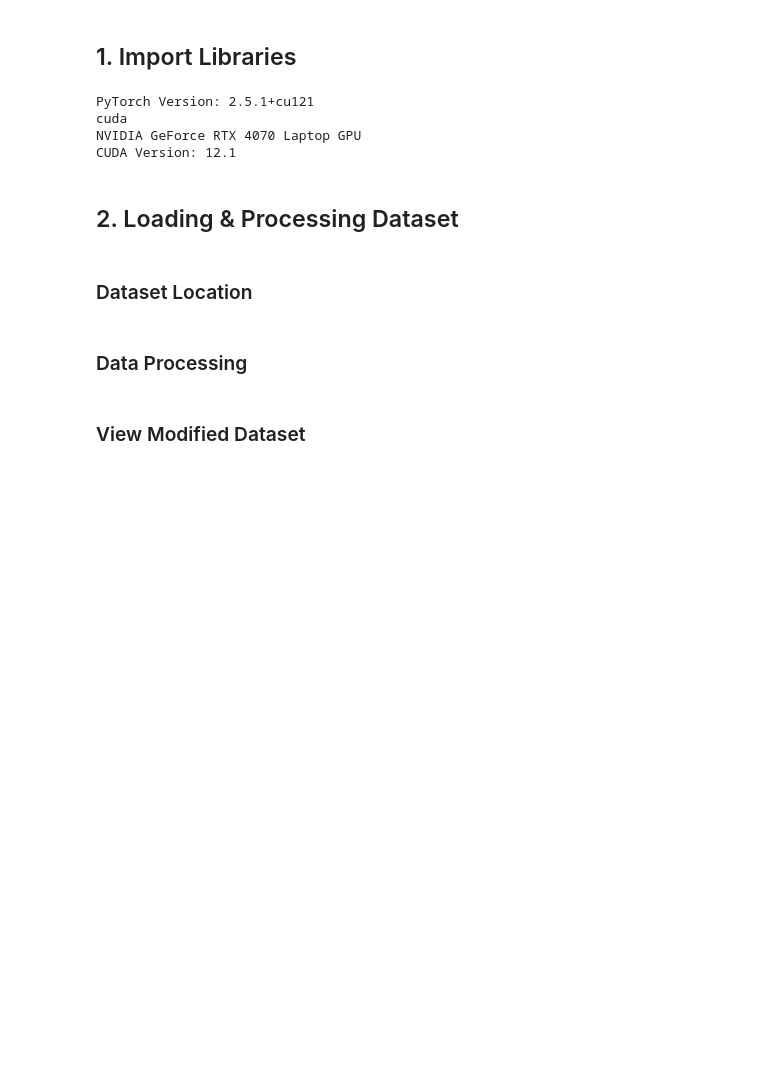
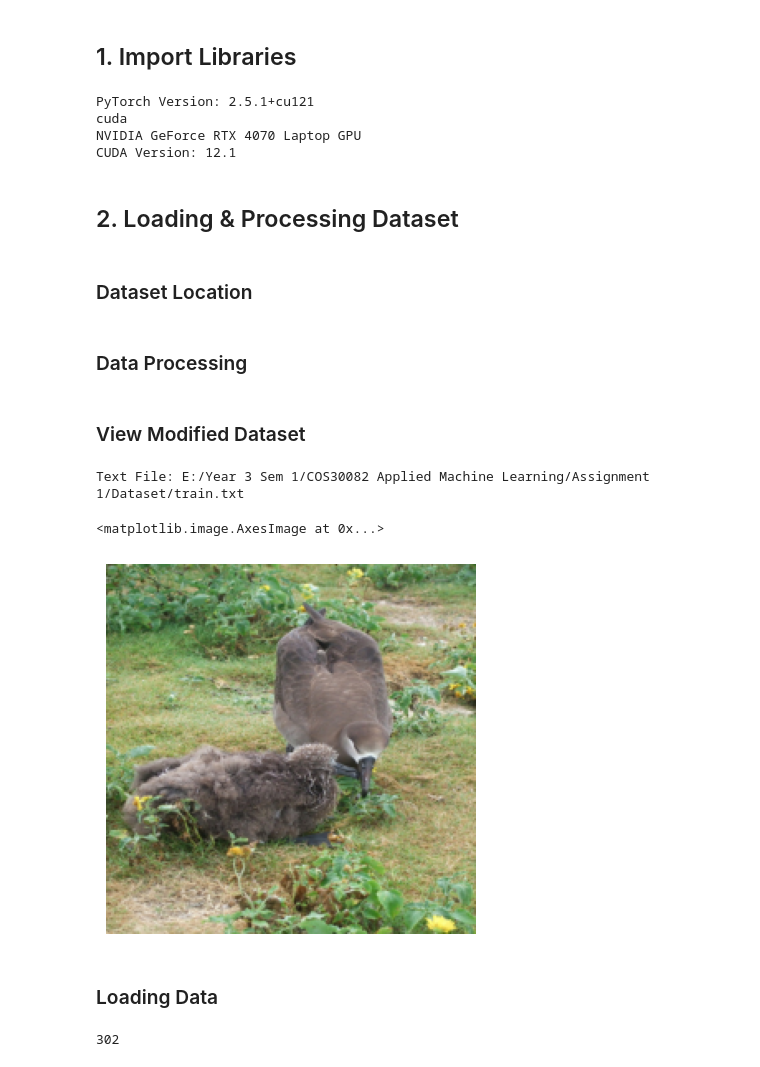
Before and after one commit to Benji1928/Bird-Classification-ML, a Jupyter notebook: Assignment 1.ipynb, the cells around one changed output. Cells and saved outputs as stored; diff of their text form; code cells hidden in the pictures; blank space fills up the shorter version.

```diff
--- a/Assignment 1.ipynb
+++ b/Assignment 1.ipynb
@@ -35,7 +36,7 @@ CUDA Version: 12.1
 # %% [markdown]
 ### Dataset Location
 # %%
-dataset_root_dir = 'E:/Year 3 Sem 1/COS30082 Applied Machine Learning/Assignment 1/'
+dataset_root_dir = 'E:/Year 3 Sem 1/COS30082 Applied Machine Learning/Assignment 1/Dataset/'
 # %% [markdown]
 ### Data Processing
 # %%
@@ -120,3 +126,43 @@ class BirdDataset(td.Dataset): #td.Dataset is a class from td (torch.utils.data)
     # Max + 1 because the index starts from 0 (To Compensate).
 # %% [markdown]
 ### View Modified Dataset
+# %%
+def show_img(image, ax=plt):
+    # ax = axies object, plot area. ax=plt means default value for ax parameter
+
+    image = image.to('cpu').numpy()
+    # moves the tensor to the CPU because Matplotlib can only work with NumPy arrays that are on the CPU, not PyTorch tensors on the GPU.
+
+    image = np.moveaxis(image, [0,1,2], [2,0,1])
+    # Matplotlib expects different axes (H,W,C) compared to PyTorch (C,W,H)
+
+    image = (image + 1) / 2
+    # Unnormalize image
+
+    image[image < 0] = 0
+    image[image > 1] = 1
+
+    i = ax.imshow(image)
+    # matplotlib function that displays image
+
+    ax.axis("off")
+
+    return i
+# %%
+# Get sample from Training Set
+
+# Create instance of dataset class (BirdDataset)
+train_set = BirdDataset(dataset_root_dir)
+x = train_set[10]
+# %% [output]
+Text File: E:/Year 3 Sem 1/COS30082 Applied Machine Learning/Assignment 1/Dataset/train.txt
+# %%
+# Create Figure
+plt.figure()
+show_img(x[0])
+# x is from the sample, and 0 is the index for image array x
+# %% [output]
+<matplotlib.image.AxesImage at 0x...>
+[figure, added]
+# %% [markdown]
+### Loading Data
@@ -122,0 +175,5 @@ class BirdDataset(td.Dataset): #td.Dataset is a class from td (torch.utils.data)
+# %%
+# How many mini-batches there are.
+len(train_loader)
+# %% [output]
+302
```
Also changed, not shown: parts of 35 cells of this notebook.
